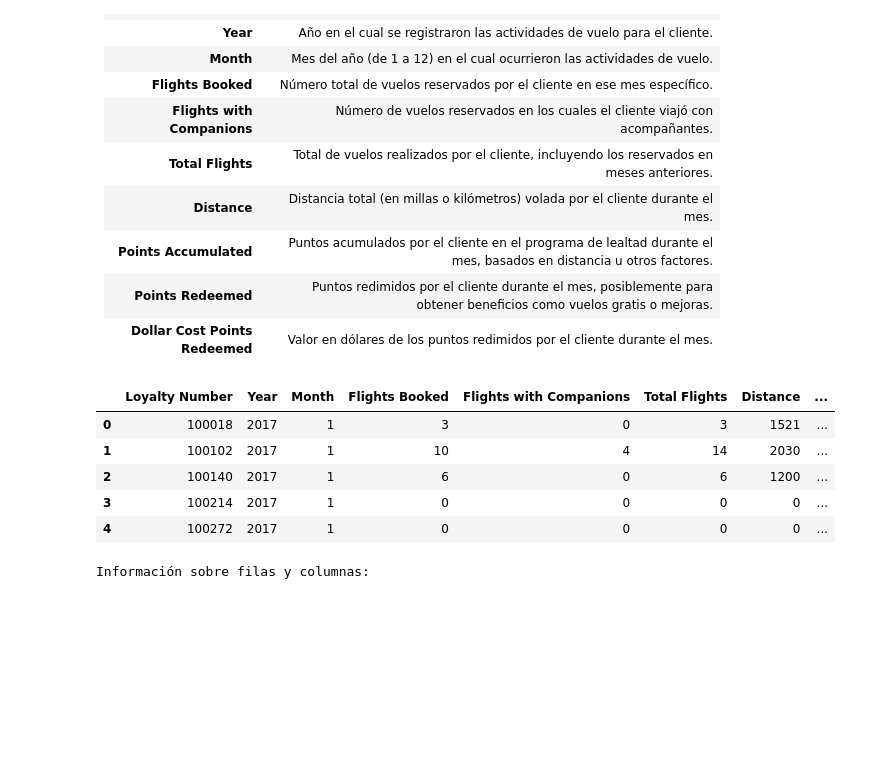
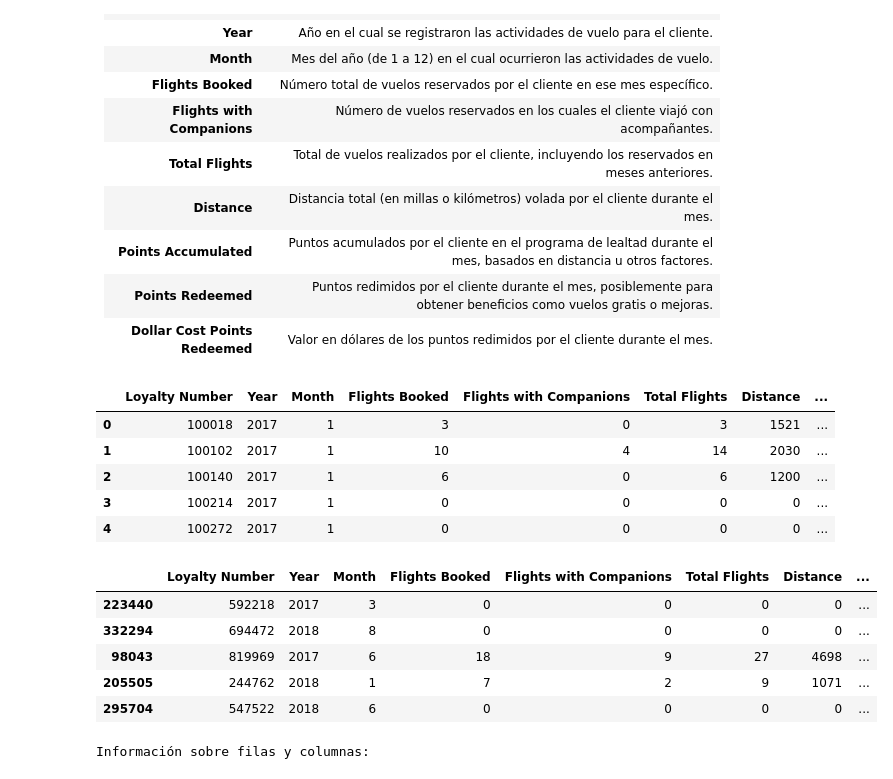
Before and after one commit to Adalab/bda-modulo-3-evaluacion-final-CarmenBdeF, a Jupyter notebook: eval-mod-03-parte-1-EDA.ipynb, the cells around one changed output. Saved outputs shown, nothing was run; the diff lists cells and outputs as text; code cells hidden in the pictures; blank space fills up the shorter version.

```diff
--- a/eval-mod-03-parte-1-EDA.ipynb
+++ b/eval-mod-03-parte-1-EDA.ipynb
@@ -40,6 +40,15 @@ df_cfa.head()
 | 2 | 100140 | 2017 | 1 | 6 | 0 | 6 | 1200 | ... |
 | 3 | 100214 | 2017 | 1 | 0 | 0 | 0 | 0 | ... |
 | 4 | 100272 | 2017 | 1 | 0 | 0 | 0 | 0 | ... |
+# %%
+df_cfa.sample(5)
+# %% [output]
+|  | Loyalty Number | Year | Month | Flights Booked | Flights with Companions | Total Flights | Distance | ... |
+| 223440 | 592218 | 2017 | 3 | 0 | 0 | 0 | 0 | ... |
+| 332294 | 694472 | 2018 | 8 | 0 | 0 | 0 | 0 | ... |
+| 98043 | 819969 | 2017 | 6 | 18 | 9 | 27 | 4698 | ... |
+| 205505 | 244762 | 2018 | 1 | 7 | 2 | 9 | 1071 | ... |
+| 295704 | 547522 | 2018 | 6 | 0 | 0 | 0 | 0 | ... |
 # %%
 # Obtenemos información respecto al shape (filas y columnas)
 print("\nInformación sobre filas y columnas:")
```
Also changed, not shown: parts of 42 cells of this notebook.
